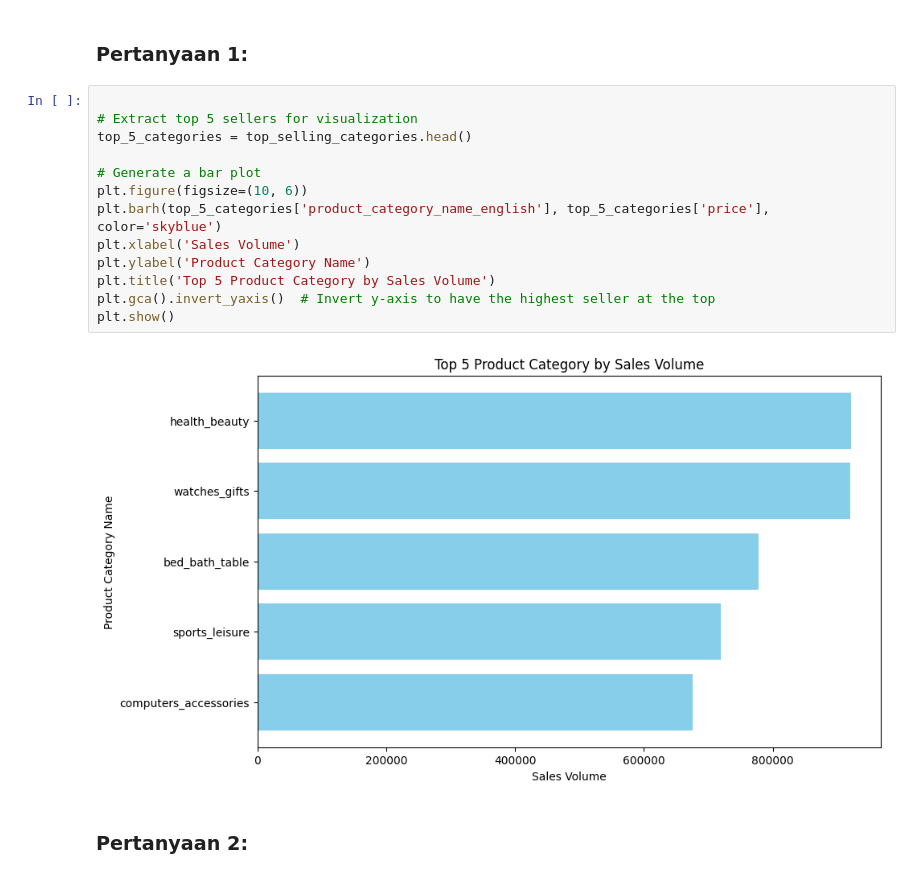
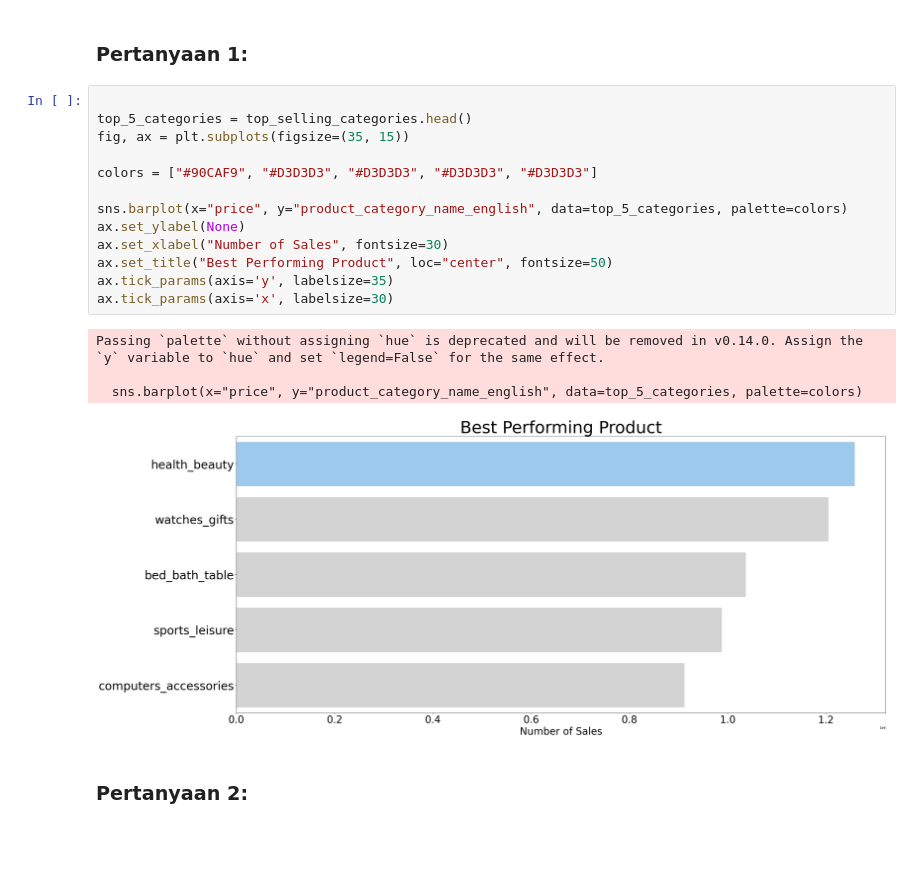
Before and after one commit to farizeda/DS-dashboard, a Jupyter notebook: notebook.ipynb, the cells around one changed output. Cells and saved outputs as stored; diff of their text form; blank space fills up the shorter version.

```diff
--- a/notebook.ipynb
+++ b/notebook.ipynb
@@ -438,20 +438,23 @@ top_sellers.head()
 ## Visualization & Explanatory Analysis
 # %% [markdown]
 ### Pertanyaan 1:
-# %%
-
-# Extract top 5 sellers for visualization
-top_5_categories = top_selling_categories.head()
-
-# Generate a bar plot
-plt.figure(figsize=(10, 6))
-plt.barh(top_5_categories['product_category_name_english'], top_5_categories['price'], color='skyblue')
-plt.xlabel('Sales Volume')
-plt.ylabel('Product Category Name')
-plt.title('Top 5 Product Category by Sales Volume')
-plt.gca().invert_yaxis()  # Invert y-axis to have the highest seller at the top
-plt.show()
-# %% [output]
-[figure, removed]
+# %%
+
+top_5_categories = top_selling_categories.head()
+fig, ax = plt.subplots(figsize=(35, 15))
+
+colors = ["#90CAF9", "#D3D3D3", "#D3D3D3", "#D3D3D3", "#D3D3D3"]
+
+sns.barplot(x="price", y="product_category_name_english", data=top_5_categories, palette=colors)
+ax.set_ylabel(None)
+ax.set_xlabel("Number of Sales", fontsize=30)
+ax.set_title("Best Performing Product", loc="center", fontsize=50)
+ax.tick_params(axis='y', labelsize=35)
+ax.tick_params(axis='x', labelsize=30)
+# %% [output]
+Passing `palette` without assigning `hue` is deprecated and will be removed in v0.14.0. Assign the `y` variable to `hue` and set `legend=False` for the same effect.
+
+  sns.barplot(x="price", y="product_category_name_english", data=top_5_categories, palette=colors)
+[figure, added]
 # %% [markdown]
 ### Pertanyaan 2:
```
Also changed, not shown: parts of 9 cells of this notebook, 3 other files.
